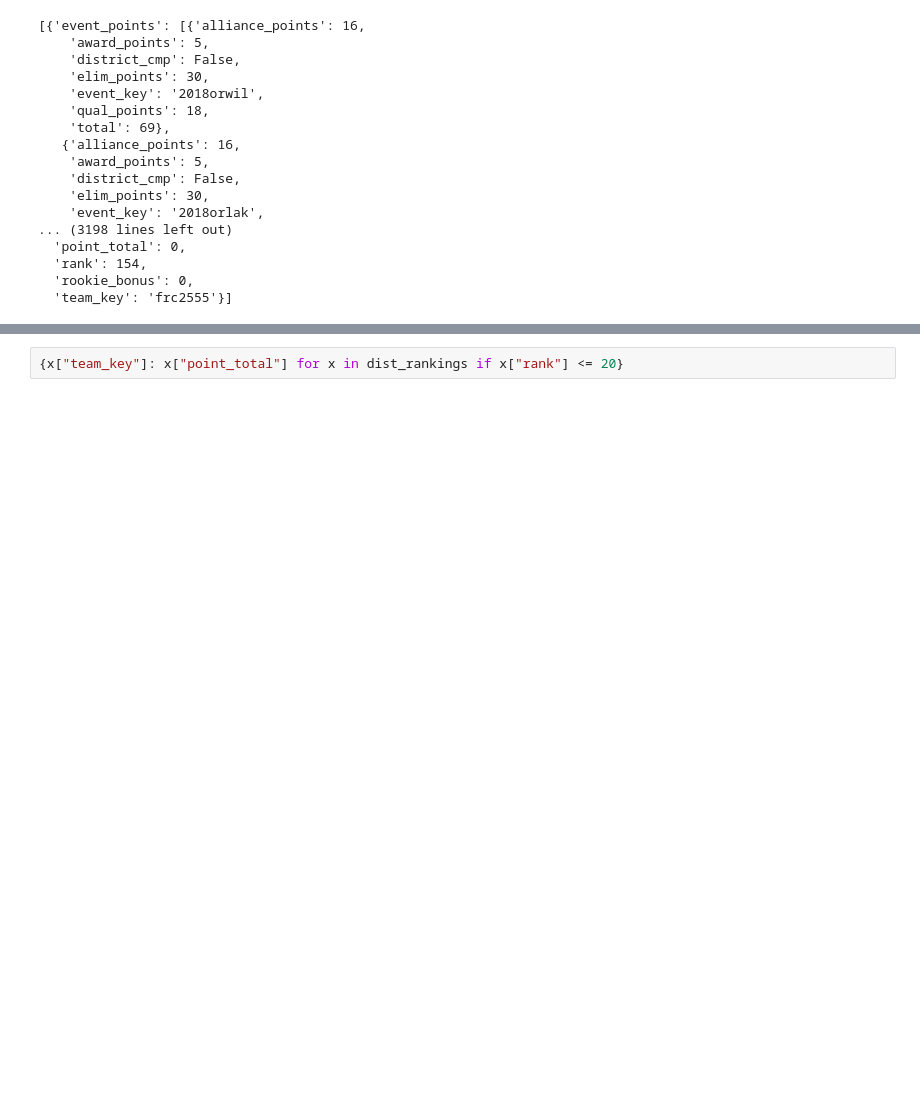
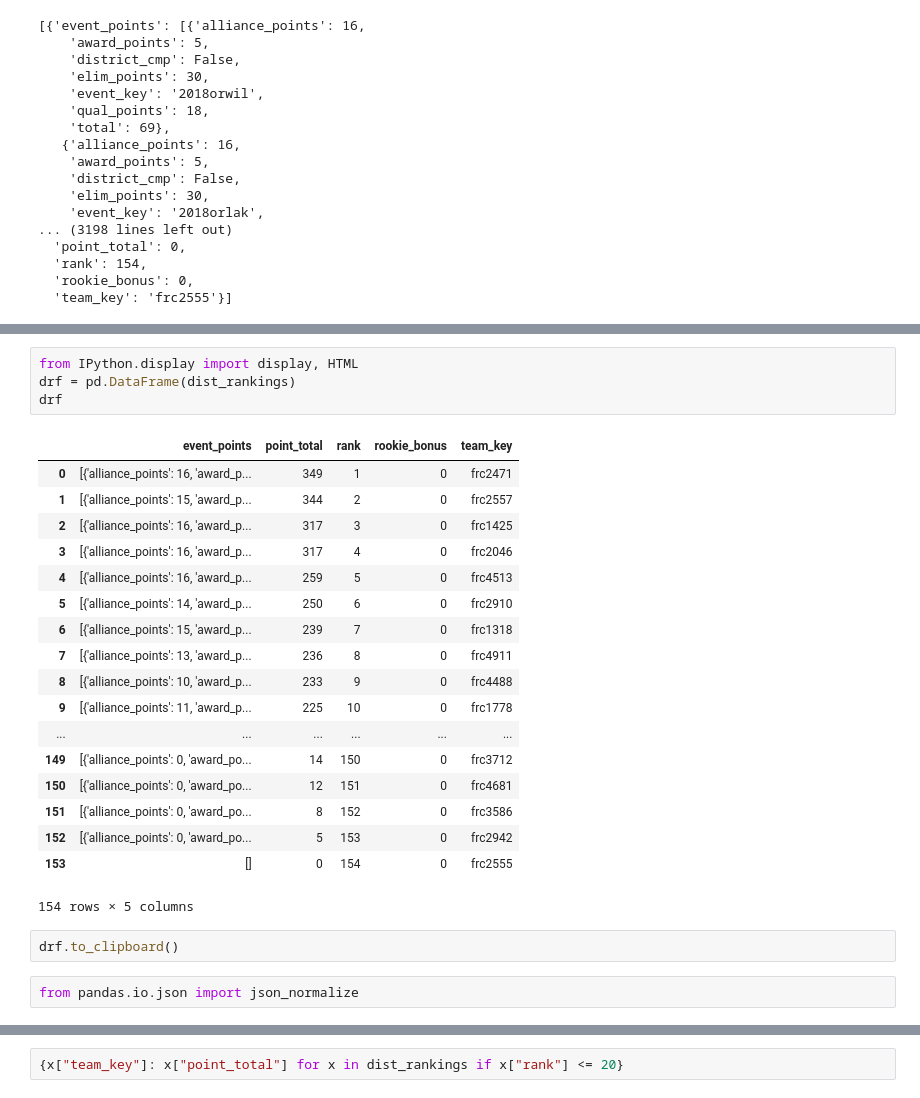
Before and after one commit to irs1318dev/python_class, a Jupyter notebook: 08_Adv_Data/08_Adv_Data.ipynb, the cells around one changed output, grey strips where cells are left out. Drawn from its saved outputs; the diff is of its cells as text; blank space fills up the shorter version.

```diff
--- a/08_Adv_Data/08_Adv_Data.ipynb
+++ b/08_Adv_Data/08_Adv_Data.ipynb
@@ -56,0 +104,27 @@ dist_rankings
+# %%
+from IPython.display import display, HTML
+drf = pd.DataFrame(dist_rankings)
+drf
+# %% [output]
+|  | event_points | point_total | rank | rookie_bonus | team_key |
+| 0 | [{'alliance_points': 16, 'award_p... | 349 | 1 | 0 | frc2471 |
+| 1 | [{'alliance_points': 15, 'award_p... | 344 | 2 | 0 | frc2557 |
+| 2 | [{'alliance_points': 16, 'award_p... | 317 | 3 | 0 | frc1425 |
+| 3 | [{'alliance_points': 16, 'award_p... | 317 | 4 | 0 | frc2046 |
+| 4 | [{'alliance_points': 16, 'award_p... | 259 | 5 | 0 | frc4513 |
+| 5 | [{'alliance_points': 14, 'award_p... | 250 | 6 | 0 | frc2910 |
+| 6 | [{'alliance_points': 15, 'award_p... | 239 | 7 | 0 | frc1318 |
+| 7 | [{'alliance_points': 13, 'award_p... | 236 | 8 | 0 | frc4911 |
+| 8 | [{'alliance_points': 10, 'award_p... | 233 | 9 | 0 | frc4488 |
+| 9 | [{'alliance_points': 11, 'award_p... | 225 | 10 | 0 | frc1778 |
+| ... | ... | ... | ... | ... | ... |
+| 149 | [{'alliance_points': 0, 'award_po... | 14 | 150 | 0 | frc3712 |
+| 150 | [{'alliance_points': 0, 'award_po... | 12 | 151 | 0 | frc4681 |
+| 151 | [{'alliance_points': 0, 'award_po... | 8 | 152 | 0 | frc3586 |
+| 152 | [{'alliance_points': 0, 'award_po... | 5 | 153 | 0 | frc2942 |
+| 153 | [] | 0 | 154 | 0 | frc2555 |
+154 rows × 5 columns
+# %%
+drf.to_clipboard()
+# %%
+from pandas.io.json import json_normalize
```
Also changed, not shown: parts of 8 cells of this notebook, 6 other files.
